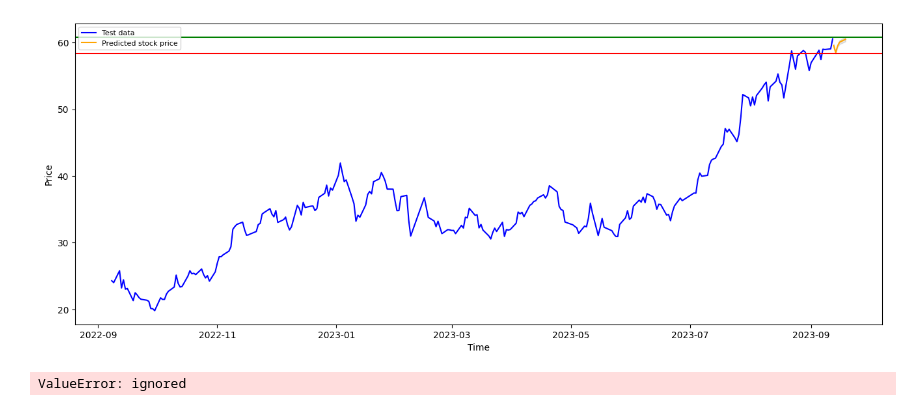
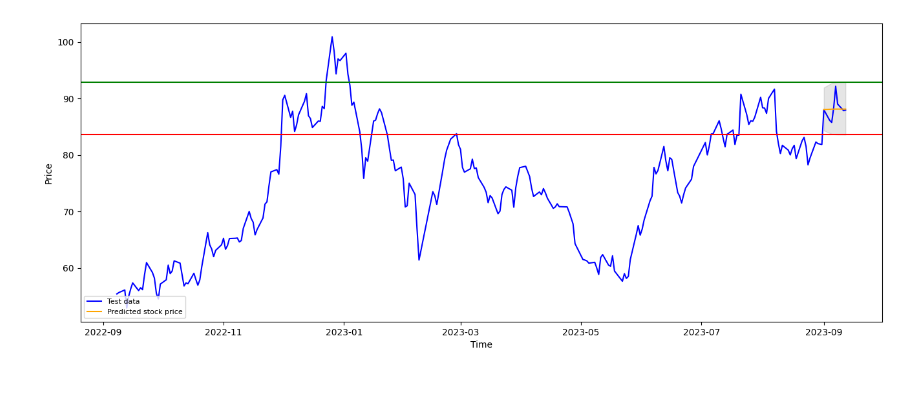
Before and after one commit to erendagasan/Eren-Dagasan-Personal, a Jupyter notebook: ARIMA SONNNNNNNNNNNNNNNNNNNNN.ipynb, the cells around one changed output. Drawn from its saved outputs; the diff is of its cells as text; code cells hidden in the pictures; blank space fills up the shorter version.

```diff
--- a/ARIMA SONNNNNNNNNNNNNNNNNNNNN.ipynb
+++ b/ARIMA SONNNNNNNNNNNNNNNNNNNNN.ipynb
@@ -17,9 +17,26 @@ from sklearn.metrics import mean_squared_error, mean_absolute_error
 import math
 import yfinance as yf
 
-stock = "BIMAS.IS"
+stock = "KORDS.IS"
 
 dateparse = lambda dates: pd.datetime.strptime(dates, '%Y-%m-%d')
 stock_data = yf.download(stock, start="2006-01-01", end="2023-09-13")
+
+df_close = stock_data['Close']
+df_log = np.log(df_close)
+train_data, test_data = df_log[3:int(len(df_log)*0.9)], df_log[int(len(df_log)*0.9):]
+
+model_autoARIMA = auto_arima(train_data, start_p=0, start_q=0,
+                      test='adf',
+                      max_p=3, max_q=3,
+                      m=1,
+                      d=None,
+                      seasonal=False,
+                      start_P=0,
+                      D=0,
+                      trace=True,
+                      error_action='ignore',
+                      suppress_warnings=True,
+                      stepwise=True)
 # %% [output]
 [*********************100%%**********************]  1 of 1 completed
@@ -64,10 +59,12 @@ Performing stepwise search to minimize aic
 # %%
 from statsmodels.tsa.arima.model import ARIMA
+from datetime import datetime, timedelta
 
-stock_data = yf.download(stock, start="2023-09-07", end="2023-09-14", progress=False)
-model = ARIMA(np.log(stock_data["Close"]), order=(3,0,3))
+start="2023-09-01"
+end="2023-09-13"
+stock_data = yf.download(stock, start=start, end=end, progress=False)
+model = ARIMA(np.log(stock_data["Close"]), order=(1,1,1))
 fitted = model.fit()
-# print(fitted.summary())
 # %%
 from datetime import datetime, timedelta
 today = datetime.now()
@@ -84,37 +81,37 @@ while count < len(stock_data):
 forecast_results = fitted.get_forecast(steps=len(stock_data), alpha=0.05)
 
 fc = forecast_results.predicted_mean
 conf = forecast_results.conf_int()
 
 fc_series = pd.Series(fc, index=test_data.index)
 lower_series = pd.Series(conf.iloc[:, 0], index=test_data.index)
 upper_series = pd.Series(conf.iloc[:, 1], index=test_data.index)
 
 plt.figure(figsize=(16,6), dpi=100)
 # plt.plot(np.exp(train_data[3500:]), label='Training data', color="black")
 plt.plot(np.exp(test_data[200:]), color='blue', label='Test data')
 
 
 # plt.plot(test_data.index, np.exp(fc), color='orange', label='Predicted Stock Price')  # Convert back to original scale
 # plt.fill_between(test_data.index, np.exp(conf.iloc[:, 0]), np.exp(conf.iloc[:, 1]),
 #                  color='k', alpha=.10)
 
 # plt.plot(stock_data["Close"], color='red', label='Excluded stock data')
 
-plt.plot(weekday_dates, np.exp(fc), color='orange', label='Predicted stock price')  # Convert back to original scale
-plt.fill_between(weekday_dates, np.exp(conf.iloc[:, 0]), np.exp(conf.iloc[:, 1]),
+plt.plot(stock_data.index, np.exp(fc), color='orange', label='Predicted stock price')  # Convert back to original scale
+plt.fill_between(stock_data.index, np.exp(conf.iloc[:, 0]), np.exp(conf.iloc[:, 1]),
                  color='k', alpha=.10)
 
 
 plt.axhline(np.exp(conf.iloc[:, 1].max()), color="green")
 plt.axhline(np.exp(conf.iloc[:, 0].min()), color="red")
 
 plt.xlabel('Time')
 plt.ylabel('Price')
-plt.legend(loc='upper left', fontsize=8)
+plt.legend(loc='lower left', fontsize=8)
 plt.show()
 # %% [output]
-[figure, old version]
+[figure, new version]
 # %%
 # report performance
 mse = mean_squared_error(test_data, fc)
@@ -125,8 +122,6 @@ rmse = math.sqrt(mean_squared_error(test_data, fc))
 print('RMSE: '+str(rmse))
 mape = np.mean(np.abs(fc.to_numpy() - test_data)/np.abs(test_data))
 print('MAPE: '+str(mape))
-# %% [output]
-ValueError: ignored
 # %%
 forecast_results = fitted.get_forecast(steps=len(test_data), alpha=0.05)
 
```
Also changed, not shown: parts of 4 cells of this notebook.
